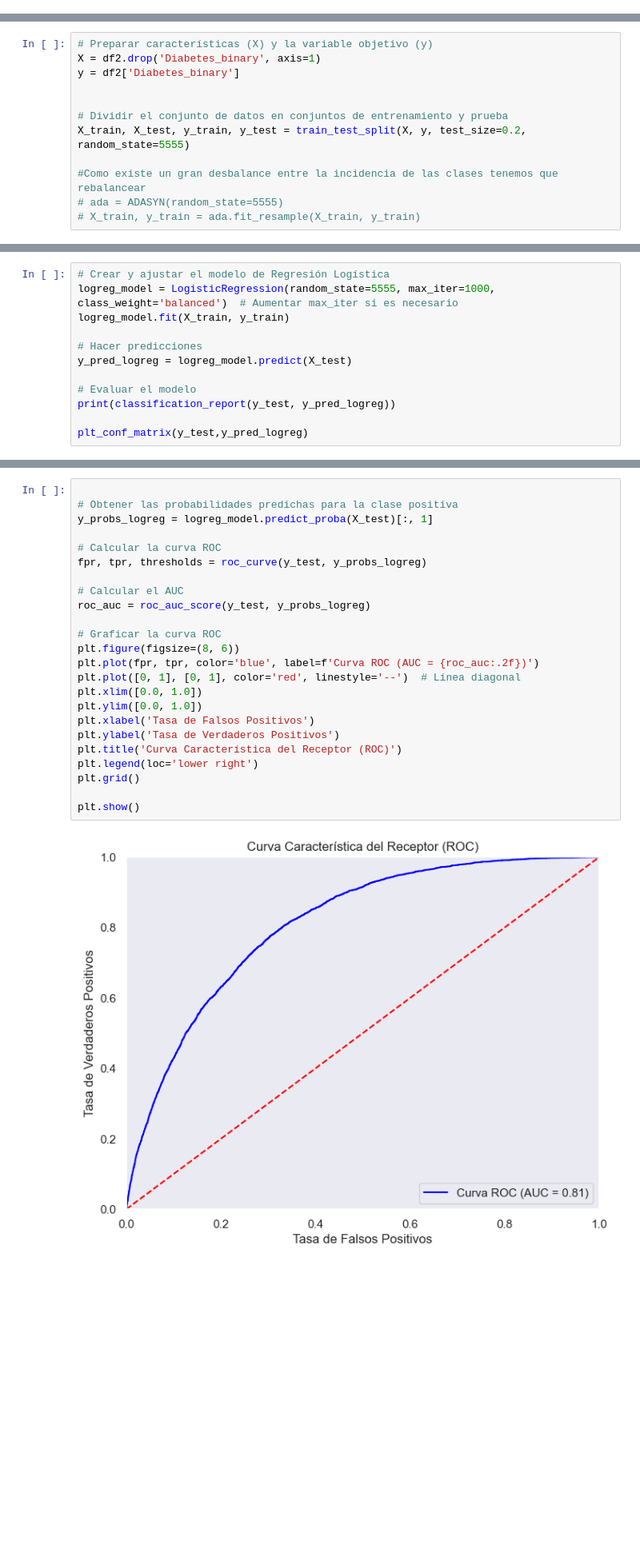
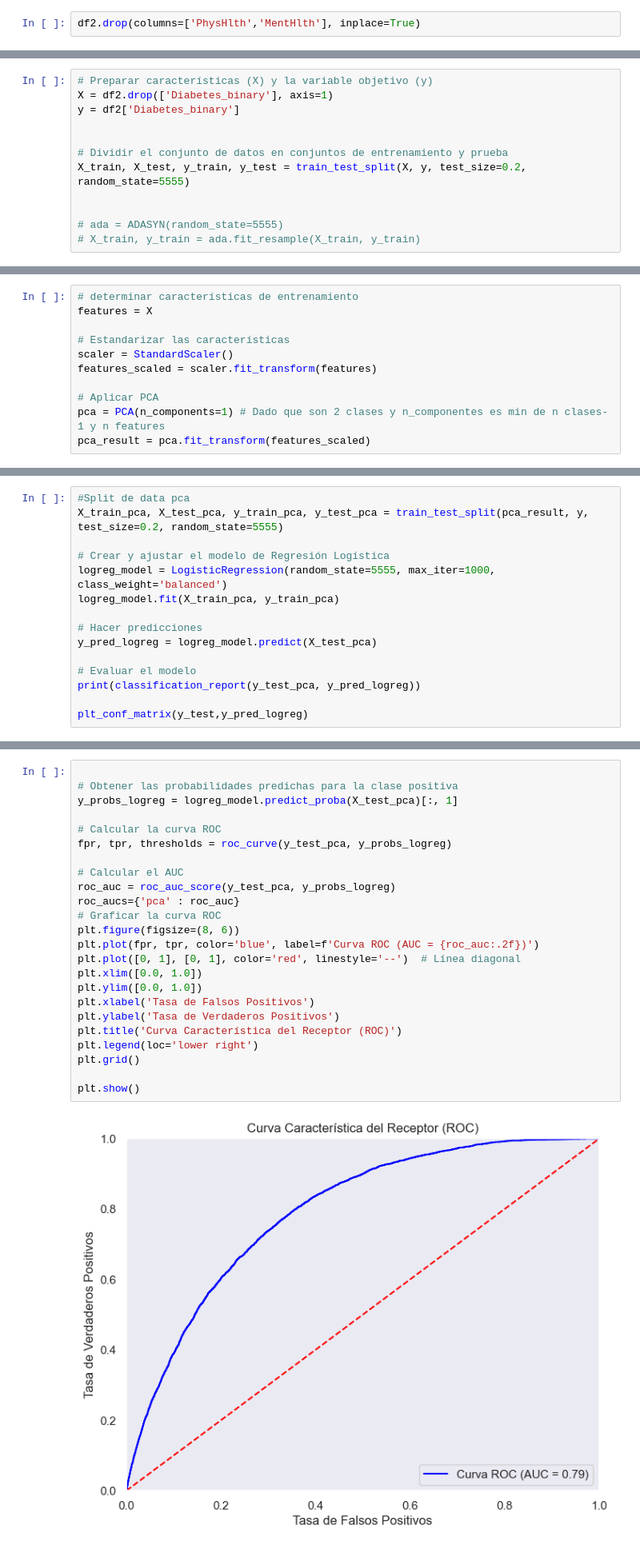
Before and after one commit to Gaddran/Tarea4MachineLearning, a Jupyter notebook: notebooks/Tarea4.ipynb, the cells around one changed output, grey strips where cells are left out. Shown at 80% size. Saved outputs shown, nothing was run; the diff lists cells and outputs as text; blank space fills up the shorter version.

```diff
--- a/notebooks/Tarea4.ipynb
+++ b/notebooks/Tarea4.ipynb
@@ -264,4 +386,6 @@ for column, upper_limit in upperlim.items():
 df2 = df1[mask].copy()
+# %%
+df2.drop(columns=['PhysHlth','MentHlth'], inplace=True)
 # %%
 # Crear un boxplot para visualizar la distribución de todas las variables numéricas y detectar posibles valores atípicos
 fig, axs= plt.subplots(1, 2, figsize=(10,5))
@@ -289,12 +413,12 @@ plt.show()
 # %%
 # Preparar características (X) y la variable objetivo (y)
-X = df2.drop('Diabetes_binary', axis=1)
+X = df2.drop(['Diabetes_binary'], axis=1)
 y = df2['Diabetes_binary']
 
 
 # Dividir el conjunto de datos en conjuntos de entrenamiento y prueba
 X_train, X_test, y_train, y_test = train_test_split(X, y, test_size=0.2, random_state=5555)
 
-#Como existe un gran desbalance entre la incidencia de las clases tenemos que rebalancear
+
 # ada = ADASYN(random_state=5555)
 # X_train, y_train = ada.fit_resample(X_train, y_train)
@@ -314,0 +441,11 @@ def plt_conf_matrix(y_test,y_pred):
+# %%
+# determinar características de entrenamiento
+features = X
+
+# Estandarizar las características
+scaler = StandardScaler()
+features_scaled = scaler.fit_transform(features)
+
+# Aplicar PCA
+pca = PCA(n_components=1) # Dado que son 2 clases y n_componentes es min de n clases-1 y n features
+pca_result = pca.fit_transform(features_scaled)
@@ -315,13 +476,16 @@ def plt_conf_matrix(y_test,y_pred):
 # %%
+#Split de data pca
+X_train_pca, X_test_pca, y_train_pca, y_test_pca = train_test_split(pca_result, y, test_size=0.2, random_state=5555)
+
 # Crear y ajustar el modelo de Regresión Logística
-logreg_model = LogisticRegression(random_state=5555, max_iter=1000, class_weight='balanced')  # Aumentar max_iter si es necesario
-logreg_model.fit(X_train, y_train)
+logreg_model = LogisticRegression(random_state=5555, max_iter=1000, class_weight='balanced')
+logreg_model.fit(X_train_pca, y_train_pca)
 
 # Hacer predicciones
-y_pred_logreg = logreg_model.predict(X_test)
+y_pred_logreg = logreg_model.predict(X_test_pca)
 
 # Evaluar el modelo
-print(classification_report(y_test, y_pred_logreg))
+print(classification_report(y_test_pca, y_pred_logreg))
 
 plt_conf_matrix(y_test,y_pred_logreg)
 # %% [output]
@@ -351,27 +501,27 @@ plt.show()
 # %%
 
 # Obtener las probabilidades predichas para la clase positiva
-y_probs_logreg = logreg_model.predict_proba(X_test)[:, 1]
+y_probs_logreg = logreg_model.predict_proba(X_test_pca)[:, 1]
 
 # Calcular la curva ROC
-fpr, tpr, thresholds = roc_curve(y_test, y_probs_logreg)
+fpr, tpr, thresholds = roc_curve(y_test_pca, y_probs_logreg)
 
 # Calcular el AUC
-roc_auc = roc_auc_score(y_test, y_probs_logreg)
-
+roc_auc = roc_auc_score(y_test_pca, y_probs_logreg)
+roc_aucs={'pca' : roc_auc}
 # Graficar la curva ROC
 plt.figure(figsize=(8, 6))
 plt.plot(fpr, tpr, color='blue', label=f'Curva ROC (AUC = {roc_auc:.2f})')
 plt.plot([0, 1], [0, 1], color='red', linestyle='--')  # Línea diagonal
 plt.xlim([0.0, 1.0])
 plt.ylim([0.0, 1.0])
 plt.xlabel('Tasa de Falsos Positivos')
 plt.ylabel('Tasa de Verdaderos Positivos')
 plt.title('Curva Característica del Receptor (ROC)')
 plt.legend(loc='lower right')
 plt.grid()
 
 plt.show()
 # %% [output]
-[figure, old version]
+[figure, new version]
 # %% [markdown]
```
Also changed, not shown: parts of 62 cells of this notebook, 1 other file.
